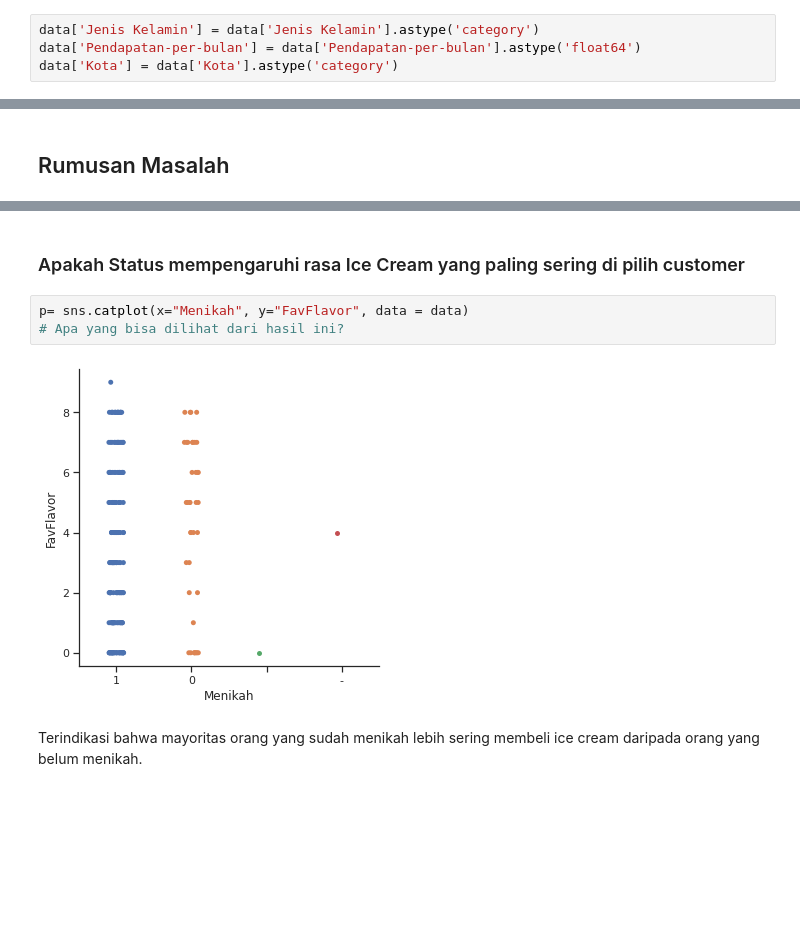
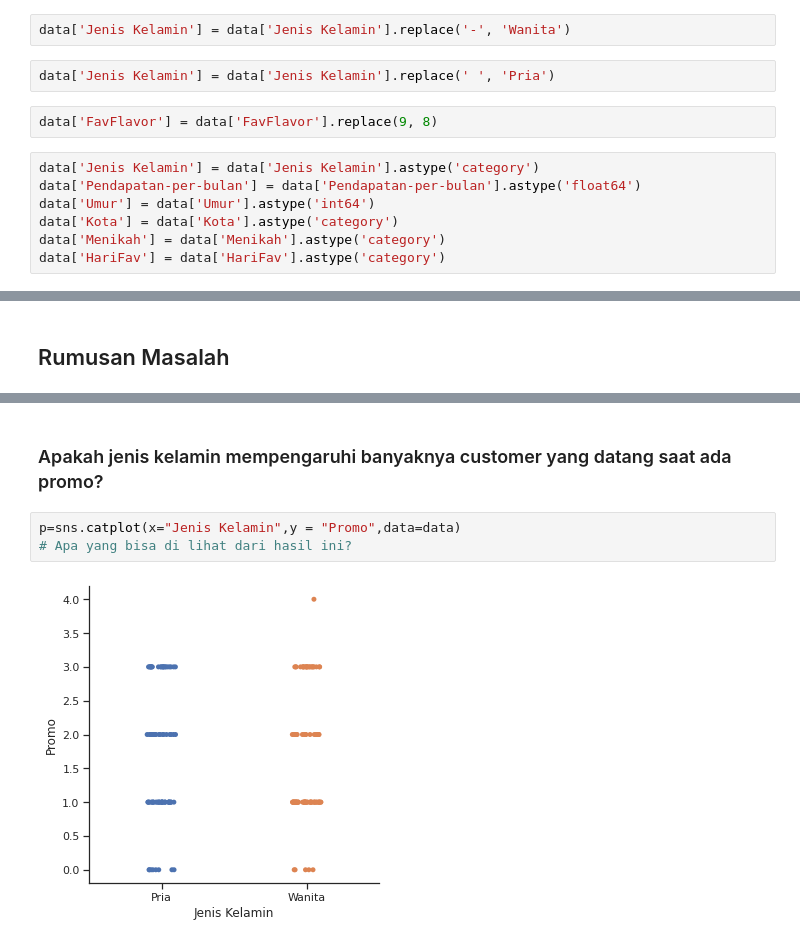
Before and after one commit to Nanasz/Kelompok7-DataMining2, a Jupyter notebook: Kelompok_7.ipynb, the cells around one changed output, grey strips where cells are left out. Saved outputs shown, nothing was run; the diff lists cells and outputs as text; blank space fills up the shorter version.

```diff
--- a/Kelompok_7.ipynb
+++ b/Kelompok_7.ipynb
@@ -159,7 +155,16 @@ dtype: object
+# %%
+data['Jenis Kelamin'] = data['Jenis Kelamin'].replace('-', 'Wanita')
+# %%
+data['Jenis Kelamin'] = data['Jenis Kelamin'].replace(' ', 'Pria')
+# %%
+data['FavFlavor'] = data['FavFlavor'].replace(9, 8)
 # %%
 data['Jenis Kelamin'] = data['Jenis Kelamin'].astype('category')
 data['Pendapatan-per-bulan'] = data['Pendapatan-per-bulan'].astype('float64')
+data['Umur'] = data['Umur'].astype('int64')
 data['Kota'] = data['Kota'].astype('category')
+data['Menikah'] = data['Menikah'].astype('category')
+data['HariFav'] = data['HariFav'].astype('category')
 # %% [markdown]
 Mengubah tipe data kolom jenis kelamin menjadi tipe data category.
 Mengubah tipe data pendapatan per bulan menjadi tipe data float64.
@@ -252,9 +249,7 @@ data.corr()
-# %% [markdown]
-### Apakah Status mempengaruhi rasa Ice Cream yang paling sering di pilih customer
+# %% [markdown]
+### Apakah jenis kelamin mempengaruhi banyaknya customer yang datang saat ada promo?
 # %%
-p= sns.catplot(x="Menikah", y="FavFlavor", data = data)
-# Apa yang bisa dilihat dari hasil ini?
+p=sns.catplot(x="Jenis Kelamin",y = "Promo",data=data)
+# Apa yang bisa di lihat dari hasil ini?
 # %% [output]
-[figure, old version]
+[figure, new version]
-# %% [markdown]
-Terindikasi bahwa mayoritas orang yang sudah menikah lebih sering membeli ice cream daripada orang yang belum menikah.
```
Also changed, not shown: parts of 41 cells of this notebook.
